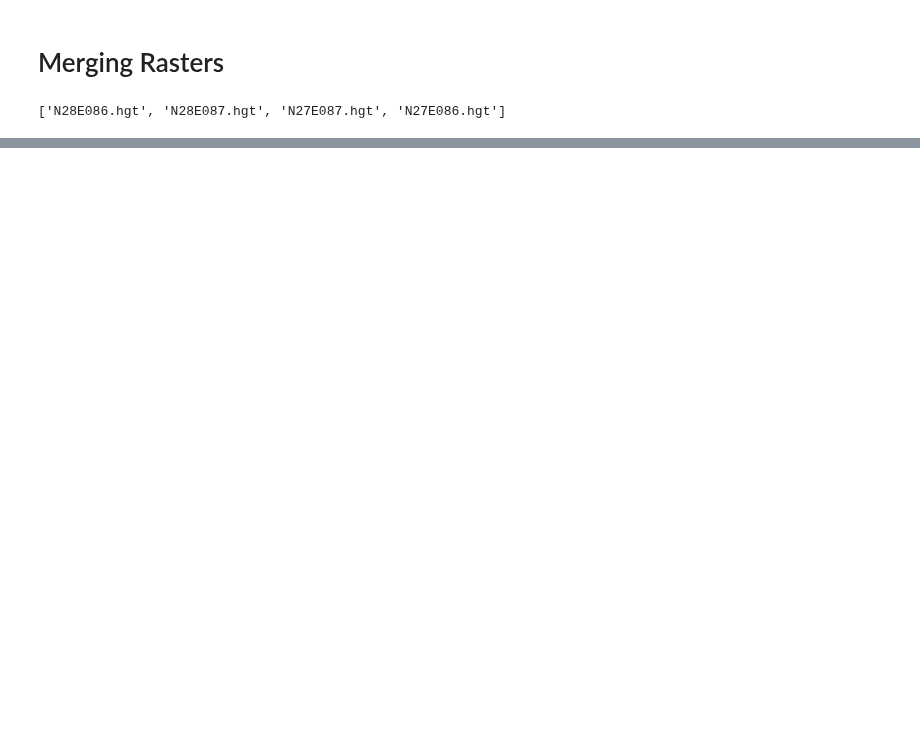
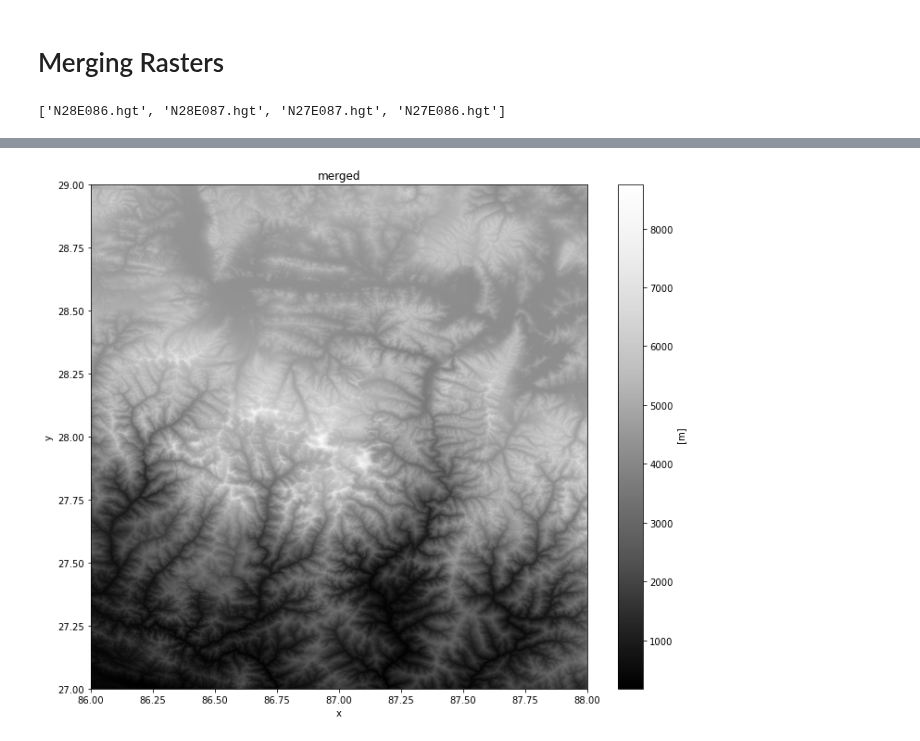
Before and after one commit to spatialthoughts/courses, a Jupyter notebook: code/python_foundation/supplement2_working_with_xarray.ipynb, the cells around one changed output, grey strips where cells are left out. Cells and saved outputs as stored; diff of their text form; code cells hidden in the pictures; blank space fills up the shorter version.

```diff
--- a/code/python_foundation/supplement2_working_with_xarray.ipynb
+++ b/code/python_foundation/supplement2_working_with_xarray.ipynb
@@ -76,5 +112,13 @@ for file in all_files:
 # %%
 merged = merge_arrays(dataset_list)
+# %%
+fig, ax = plt.subplots()
+fig.set_size_inches(12, 10)
+merged.plot(ax=ax, cmap='Greys_r')
+ax.set_title('merged')
+plt.show()
+# %% [output]
+[figure, added]
 # %%
 output_filename = 'merged.tif'
 output_dir = 'output'
```
Also changed, not shown: parts of 14 cells of this notebook, 1 other file.
